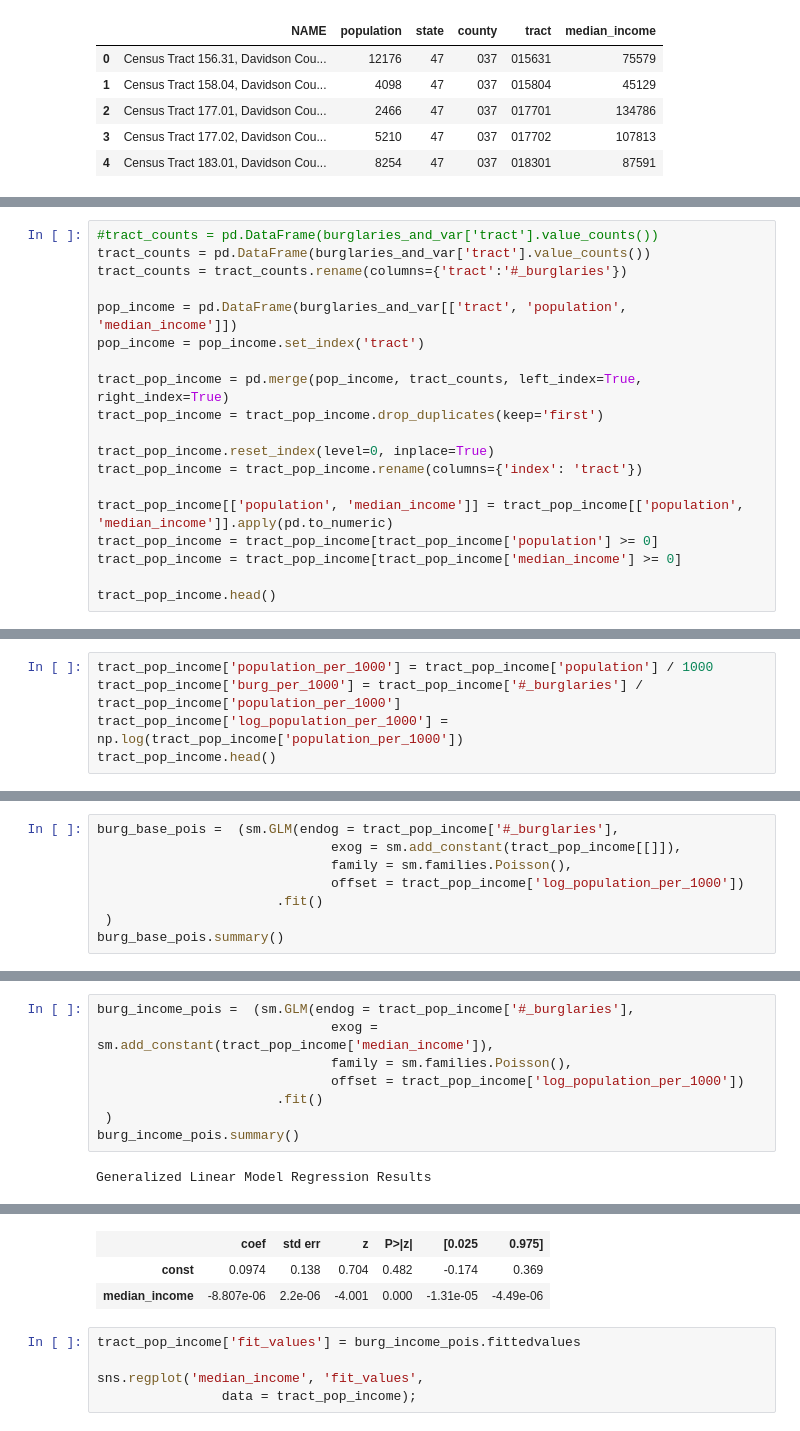
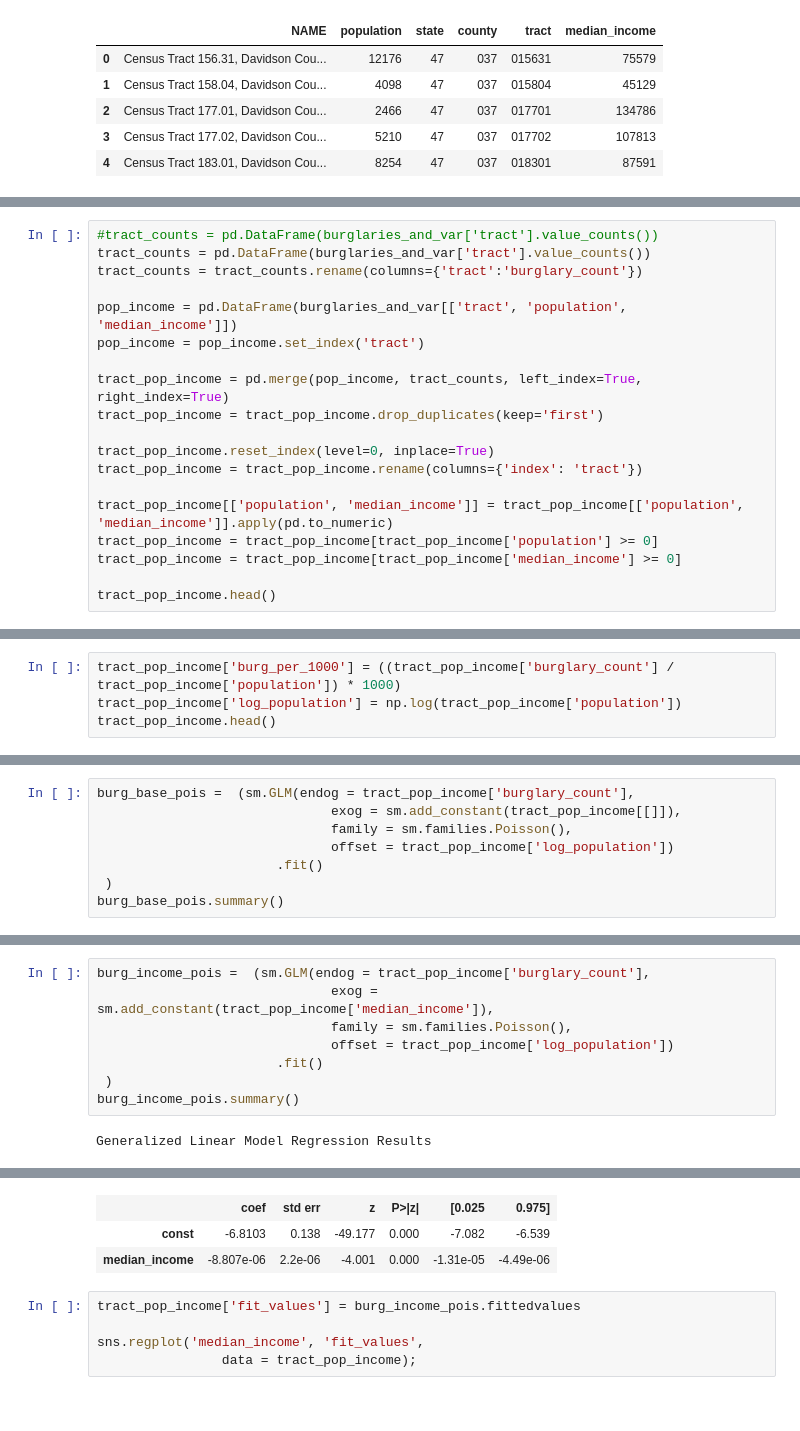
Before and after one commit to nss-data-science-cohort-5/geospatial_api-silver-sharks, a Jupyter notebook: Project2_Group_Conrad.ipynb, the cells around one changed output, grey strips where cells are left out. Cells and saved outputs as stored; diff of their text form.

```diff
--- a/Project2_Group_Conrad.ipynb
+++ b/Project2_Group_Conrad.ipynb
@@ -250,7 +242,7 @@ memory usage: 32.4+ KB
 # %%
 #tract_counts = pd.DataFrame(burglaries_and_var['tract'].value_counts())
 tract_counts = pd.DataFrame(burglaries_and_var['tract'].value_counts())
-tract_counts = tract_counts.rename(columns={'tract':'#_burglaries'})
+tract_counts = tract_counts.rename(columns={'tract':'burglary_count'})
 
 pop_income = pd.DataFrame(burglaries_and_var[['tract', 'population', 'median_income']])
 pop_income = pop_income.set_index('tract')
@@ -274,8 +266,7 @@ tract_pop_income.head()
 | 3 | 010201 | 4157 | 62829 | 3 |
 | 4 | 010301 | 3395 | 51918 | 1 |
 # %%
-tract_pop_income['population_per_1000'] = tract_pop_income['population'] / 1000
-tract_pop_income['burg_per_1000'] = tract_pop_income['#_burglaries'] / tract_pop_income['population_per_1000']
-tract_pop_income['log_population_per_1000'] = np.log(tract_pop_income['population_per_1000'])
+tract_pop_income['burg_per_1000'] = ((tract_pop_income['burglary_count'] / tract_pop_income['population']) * 1000)
+tract_pop_income['log_population'] = np.log(tract_pop_income['population'])
 tract_pop_income.head()
 # %% [output]
@@ -288,8 +279,8 @@ tract_pop_income.head()
 # %%
-burg_base_pois =  (sm.GLM(endog = tract_pop_income['#_burglaries'],
+burg_base_pois =  (sm.GLM(endog = tract_pop_income['burglary_count'],
                               exog = sm.add_constant(tract_pop_income[[]]),
                               family = sm.families.Poisson(),
-                              offset = tract_pop_income['log_population_per_1000'])
+                              offset = tract_pop_income['log_population'])
                        .fit()
  )
 burg_base_pois.summary()
@@ -309,8 +300,8 @@ Generalized Linear Model Regression Results
 # %%
-burg_income_pois =  (sm.GLM(endog = tract_pop_income['#_burglaries'],
+burg_income_pois =  (sm.GLM(endog = tract_pop_income['burglary_count'],
                               exog = sm.add_constant(tract_pop_income['median_income']),
                               family = sm.families.Poisson(),
-                              offset = tract_pop_income['log_population_per_1000'])
+                              offset = tract_pop_income['log_population'])
                        .fit()
  )
 burg_income_pois.summary()
@@ -326,7 +317,7 @@ Generalized Linear Model Regression Results
 | No. Iterations: | 5 | Pseudo R-squ. (CS): | 0.1149 |
 | Covariance Type: | nonrobust |  |  |
 |  | coef | std err | z | P>|z| | [0.025 | 0.975] |
-| const | 0.0974 | 0.138 | 0.704 | 0.482 | -0.174 | 0.369 |
+| const | -6.8103 | 0.138 | -49.177 | 0.000 | -7.082 | -6.539 |
 | median_income | -8.807e-06 | 2.2e-06 | -4.001 | 0.000 | -1.31e-05 | -4.49e-06 |
 # %%
 tract_pop_income['fit_values'] = burg_income_pois.fittedvalues
```
Also changed, not shown: parts of 20 cells of this notebook.
